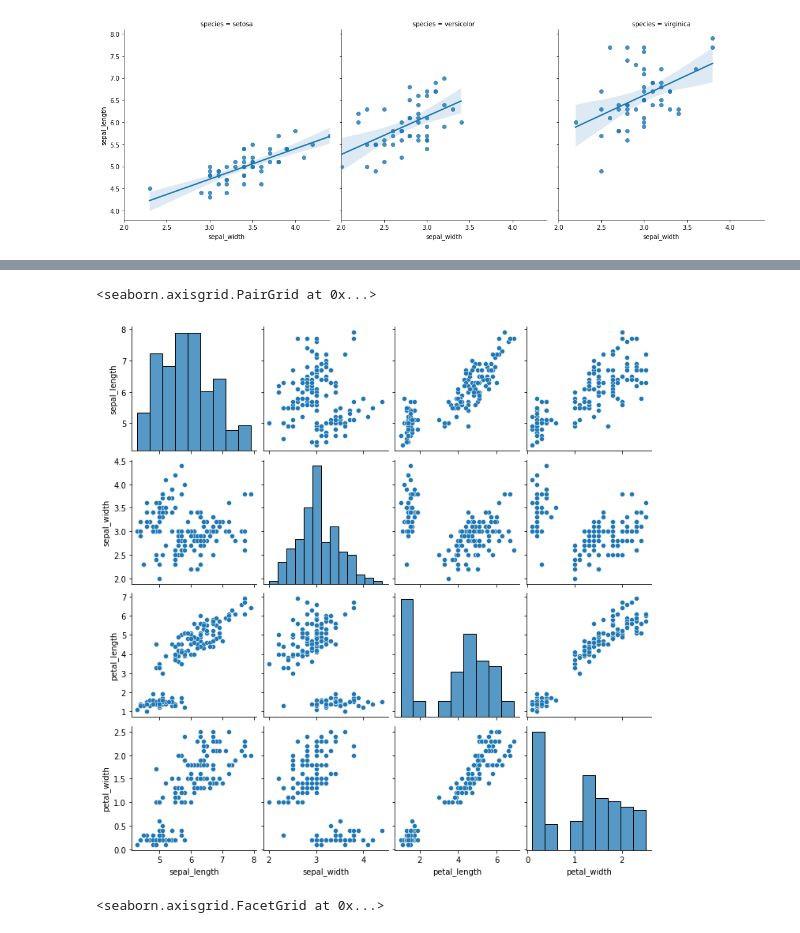
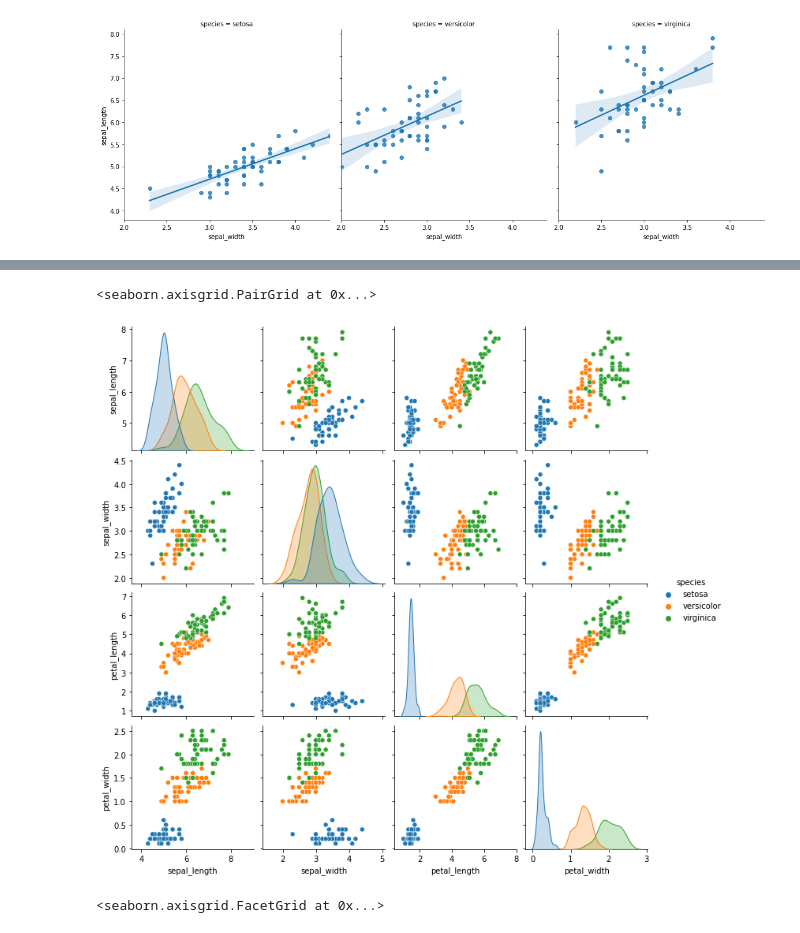
Before and after one commit to o0amandagomez0o/numpy-pandas-visualization-exercises, a Jupyter notebook: seaborn_exercises.ipynb, the cells around one changed output, grey strips where cells are left out. Cells and saved outputs as stored; diff of their text form; code cells hidden in the pictures.

```diff
--- a/seaborn_exercises.ipynb
+++ b/seaborn_exercises.ipynb
@@ -80,9 +88,9 @@ sns.lmplot(x = 'sepal_width',
 # %%
 #I.4: Which features would be best used to predict species?
-sns.pairplot(iris)
+sns.pairplot(data = iris, hue = 'species')
 # %% [output]
 <seaborn.axisgrid.PairGrid at 0x...>
-[figure, old version]
+[figure, new version]
 # %%
 sns.lmplot(x = 'petal_width',
            y = 'petal_length',
```
Also changed, not shown: parts of 17 cells of this notebook.
